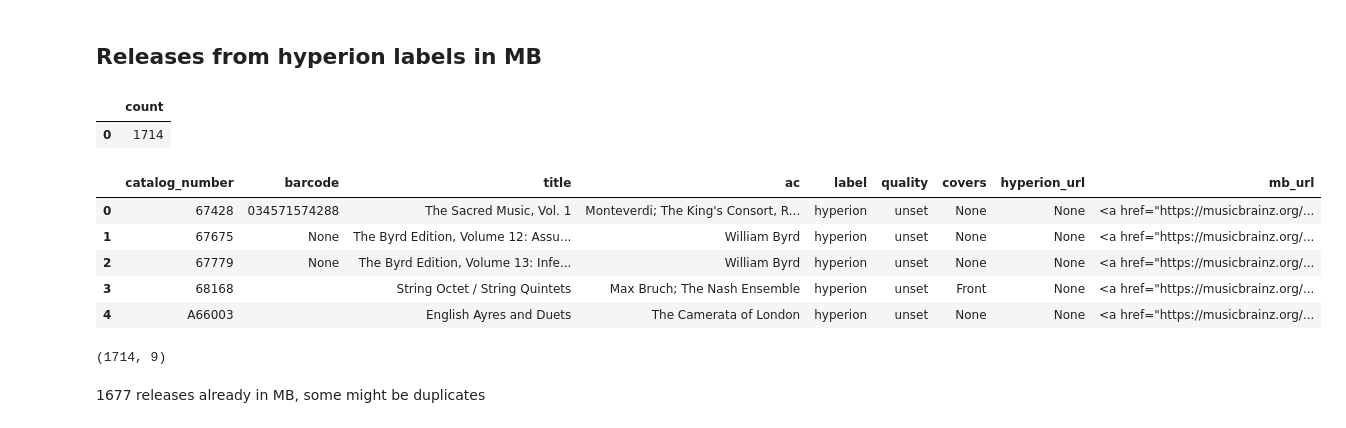
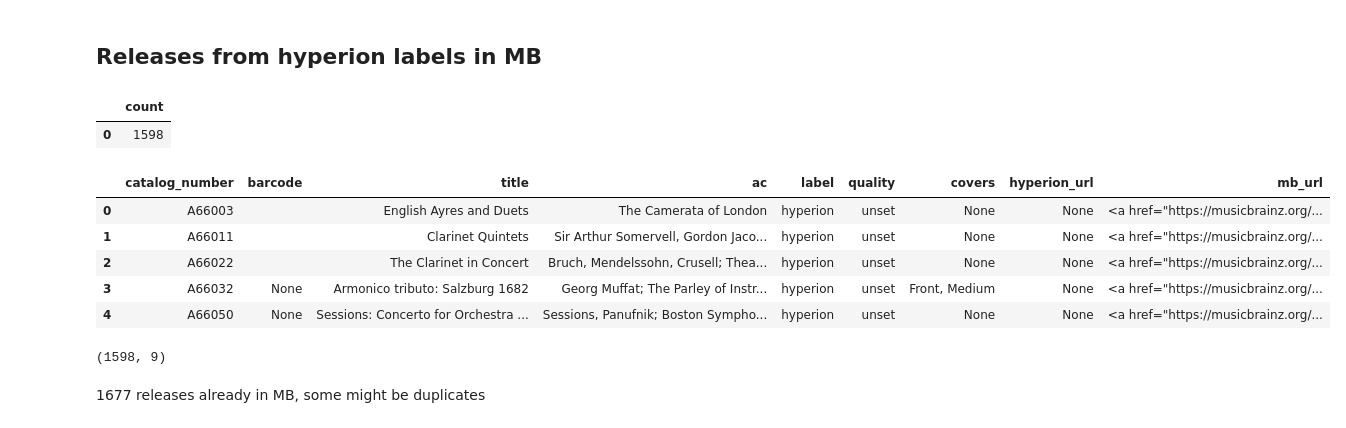
Before and after one commit to loujine/musicbrainz-dataviz, a Jupyter notebook: 18-hyperion.ipynb, the cells around one changed output. Drawn from its saved outputs; the diff is of its cells as text; code cells hidden in the pictures.

Commit message:
Update Hyperion notebook

```diff
--- a/18-hyperion.ipynb
+++ b/18-hyperion.ipynb
@@ -100,11 +121,11 @@ SELECT
   FROM release_label AS rl
   JOIN release       AS r  ON rl.release = r.id
   JOIN label               ON rl.label = label.id
- WHERE label.id IN (388, 22708, 16197);
+ WHERE label.id IN (388, 22708);
 """)
 # %% [output]
 |  | count |
-| 0 | 1714 |
+| 0 | 1598 |
 # %%
 mb_releases = sql("""
 SELECT
@@ -112,45 +133,45 @@ SELECT
     r.barcode,
     r.name  AS title,
     ac.name AS ac,
     label.name AS label,
     CASE WHEN r.quality=-1 THEN 'unset'
          WHEN r.quality=0  THEN 'low'
          WHEN r.quality=1  THEN 'normal'
          WHEN r.quality=2  THEN 'high'
     END     AS quality,
-    STRING_AGG(at.name, ', ') AS covers,
-    STRING_AGG(
+    STRING_AGG(DISTINCT at.name, ', ') AS covers,
+    STRING_AGG(DISTINCT
         CASE WHEN u.url ILIKE '%%hyperion-records%%' THEN u.url
              ELSE NULL
         END, ', ') AS hyperion_url,
     r.gid   AS mb_url
   FROM release_label AS rl
   JOIN release       AS r  ON rl.release = r.id
   JOIN label               ON rl.label = label.id
   JOIN artist_credit AS ac ON r.artist_credit = ac.id
   LEFT OUTER JOIN cover_art_archive.cover_art      AS cova  ON cova.release = r.id
   LEFT OUTER JOIN cover_art_archive.cover_art_type AS covat ON covat.id = cova.id
   LEFT OUTER JOIN cover_art_archive.art_type       AS at    ON covat.type_id = at.id
   LEFT OUTER JOIN l_release_url AS lu ON r.id = lu.entity0
   LEFT OUTER JOIN url           AS u  ON u.id = lu.entity1
- WHERE label.id IN (388, 22708, 16197)
+ WHERE label.id IN (388, 22708)
 GROUP BY rl.catalog_number, r.barcode, r.name, ac.name, label.name, r.quality, r.gid
 ORDER BY rl.catalog_number, r.barcode;
 """)
 mb_releases['mb_url'] = mb_releases.mb_url.apply(mb_release_link)
 mb_releases['hyperion_url'] = mb_releases.hyperion_url.apply(lambda url: '<a href="{0}">{0}</a>'.format(url) if url else None)
 mb_releases.head()
 # %% [output]
 |  | catalog_number | barcode | title | ac | label | quality | covers | hyperion_url | mb_url |
-| 0 | 67428 | 034571574288 | The Sacred Music, Vol. 1 | Monteverdi; The King's Consort, R... | hyperion | unset | None | None | <a href="https://musicbrainz.org/... |
-| 1 | 67675 | None | The Byrd Edition, Volume 12: Assu... | William Byrd | hyperion | unset | None | None | <a href="https://musicbrainz.org/... |
-| 2 | 67779 | None | The Byrd Edition, Volume 13: Infe... | William Byrd | hyperion | unset | None | None | <a href="https://musicbrainz.org/... |
-| 3 | 68168 |  | String Octet / String Quintets | Max Bruch; The Nash Ensemble | hyperion | unset | Front | None | <a href="https://musicbrainz.org/... |
-| 4 | A66003 |  | English Ayres and Duets | The Camerata of London | hyperion | unset | None | None | <a href="https://musicbrainz.org/... |
+| 0 | A66003 |  | English Ayres and Duets | The Camerata of London | hyperion | unset | None | None | <a href="https://musicbrainz.org/... |
+| 1 | A66011 |  | Clarinet Quintets | Sir Arthur Somervell, Gordon Jaco... | hyperion | unset | None | None | <a href="https://musicbrainz.org/... |
+| 2 | A66022 |  | The Clarinet in Concert | Bruch, Mendelssohn, Crusell; Thea... | hyperion | unset | None | None | <a href="https://musicbrainz.org/... |
+| 3 | A66032 | None | Armonico tributo: Salzburg 1682 | Georg Muffat; The Parley of Instr... | hyperion | unset | Front, Medium | None | <a href="https://musicbrainz.org/... |
+| 4 | A66050 | None | Sessions: Concerto for Orchestra ... | Sessions, Panufnik; Boston Sympho... | hyperion | unset | None | None | <a href="https://musicbrainz.org/... |
 # %%
 mb_releases.shape
 # %% [output]
-(1714, 9)
+(1598, 9)
 # %% [markdown]
 1677 releases already in MB, some might be duplicates
 # %% [markdown]
```
Also changed, not shown: parts of 19 cells of this notebook, 2 other files.
